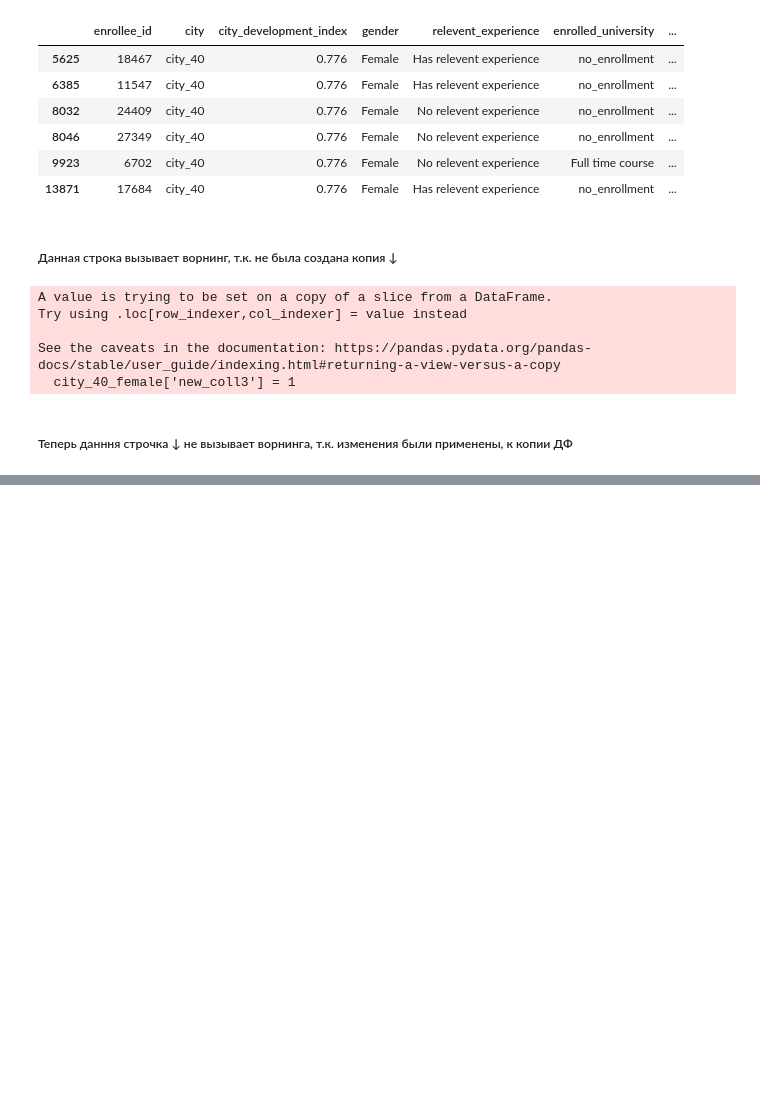
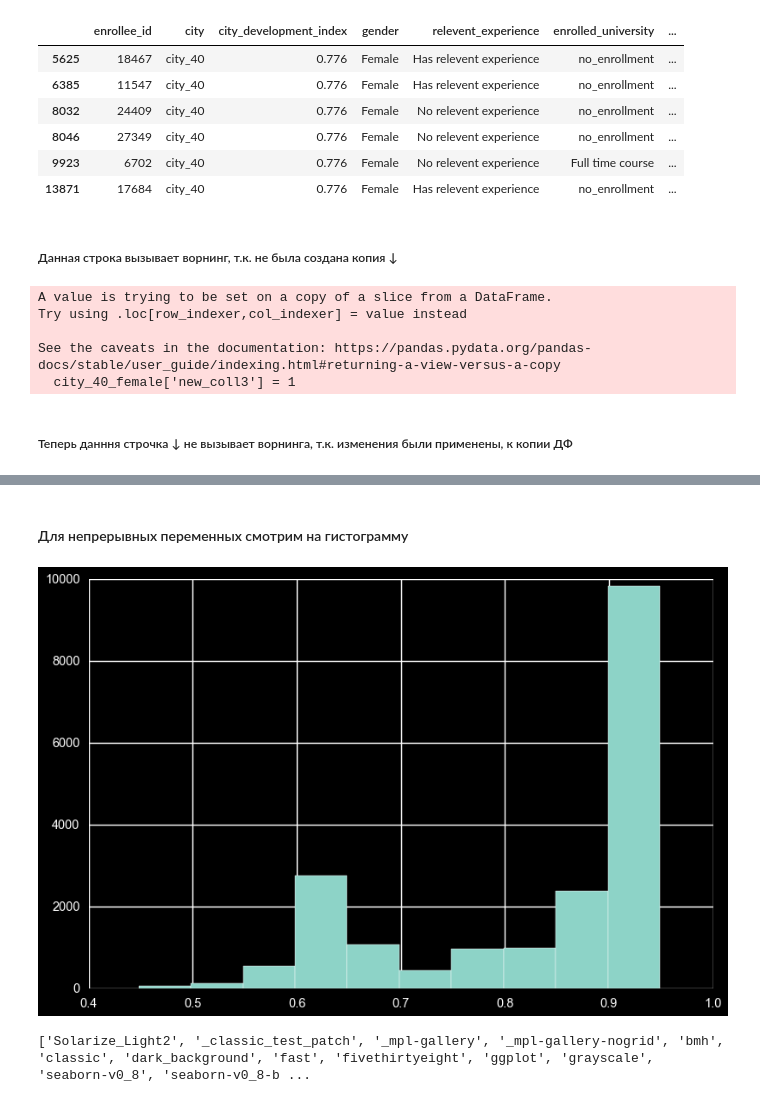
Before and after one commit to Zetis659/Data_Science_GM, a Jupyter notebook: 3.Pandas_check-up/Pandas_check-up.ipynb, the cells around one changed output, grey strips where cells are left out. Saved outputs shown, nothing was run; the diff lists cells and outputs as text; code cells hidden in the pictures; blank space fills up the shorter version.

```diff
--- a/3.Pandas_check-up/Pandas_check-up.ipynb
+++ b/3.Pandas_check-up/Pandas_check-up.ipynb
@@ -265,0 +337,16 @@ city_40_female_1['new_coll4'] = 2
+# %% [markdown]
+#### Для непрерывных переменных смотрим на гистограмму
+# %%
+# Темная тема
+import matplotlib.pyplot as plt
+
+plt.style.use('dark_background')
+# %%
+df.city_development_index.hist();
+# %% [output]
+[figure, added]
+# %%
+# Все стили
+print(plt.style.available)
+# %% [output]
+['Solarize_Light2', '_classic_test_patch', '_mpl-gallery', '_mpl-gallery-nogrid', 'bmh', 'classic', 'dark_background', 'fast', 'fivethirtyeight', 'ggplot', 'grayscale', 'seaborn-v0_8', 'seaborn-v0_8-b ...
```
Also changed, not shown: parts of 53 cells of this notebook.
